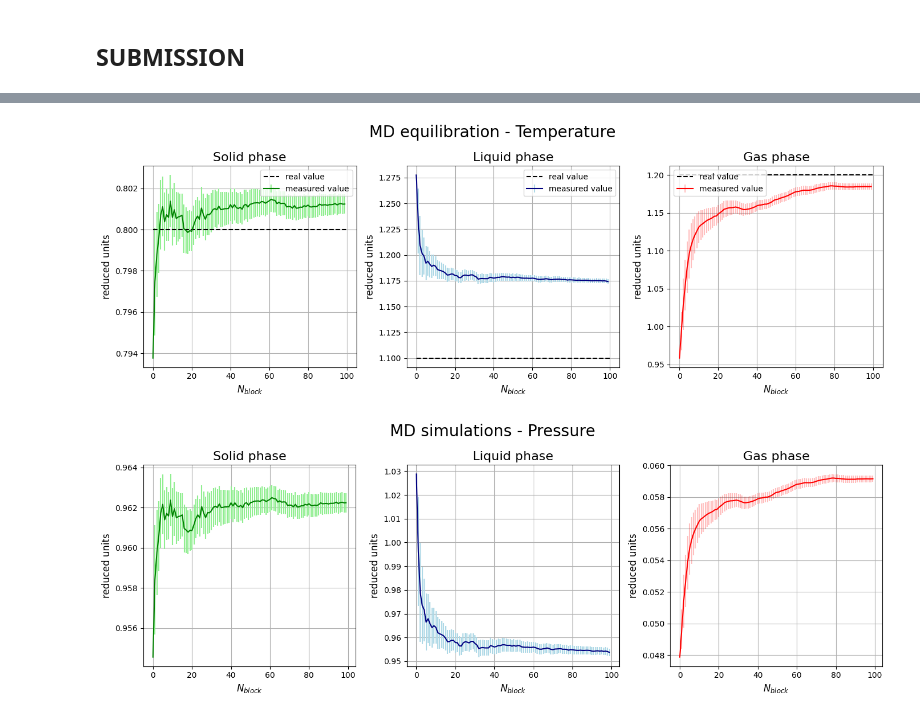
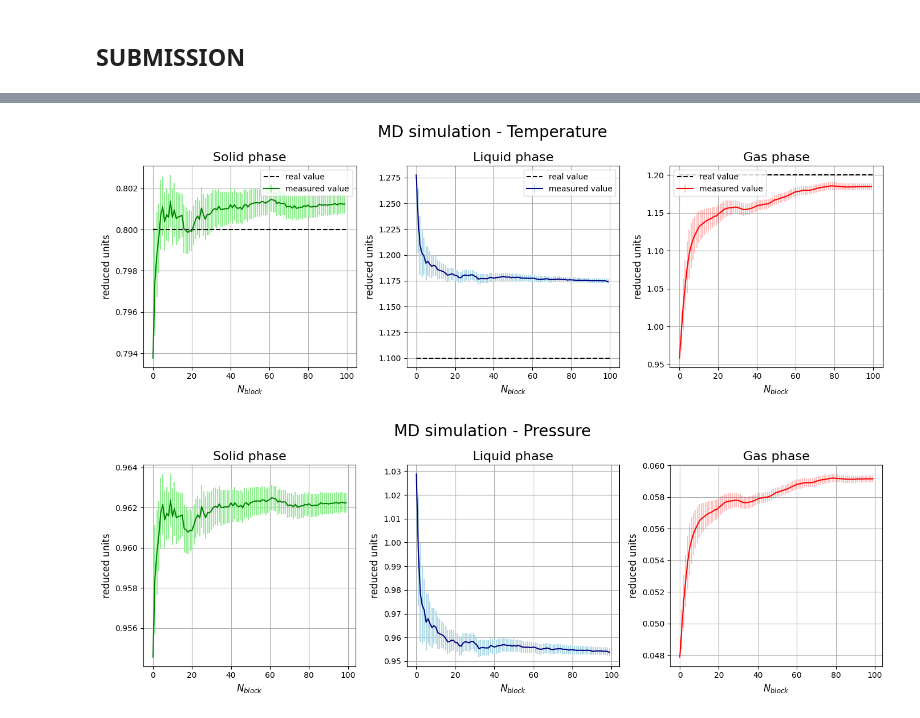
Before and after one commit to lazzerialberto/sim_numerica, a Jupyter notebook: lezione_4/LSN_Exercises_04.ipynb, the cells around one changed output, grey strips where cells are left out. Drawn from its saved outputs; the diff is of its cells as text; code cells hidden in the pictures.

```diff
--- a/lezione_4/LSN_Exercises_04.ipynb
+++ b/lezione_4/LSN_Exercises_04.ipynb
@@ -72,35 +118,35 @@ fig2=plt.figure(figsize=(14,5))
 ax4=fig2.add_subplot(1,3,1)
 ax4.errorbar(range(len(tfin_solid)),tfin_solid,yerr=terr_solid,c='green',ecolor='lightgreen',label='measured value')
 ax4.hlines(0.8,xmin=0,xmax=100,linestyles="--",color="black",label="real value")
 ax4.set_ylabel(r"reduced units", fontsize=12)
 ax4.set_xlabel(r"$N_{block}$",fontsize=12)
 ax4.grid(True)
 ax4.legend()
 ax4.set_title(r"Solid phase",fontsize=16)
 
 ax5=fig2.add_subplot(1,3,2)
 ax5.errorbar(range(len(tfin_liquid)),tfin_liquid,yerr=terr_liquid,c='navy',ecolor='lightblue',label='measured value')
 ax5.hlines(1.1,xmin=0,xmax=100,linestyles="--",color="black",label="real value")
 ax5.set_ylabel(r"reduced units", fontsize=12)
 ax5.set_xlabel(r"$N_{block}$",fontsize=12)
 ax5.grid(True)
 ax5.legend()
 ax5.set_title(r"Liquid phase",fontsize=16)
 
 ax6=fig2.add_subplot(1,3,3)
 ax6.errorbar(range(len(tfin_gas)),tfin_gas,yerr=terr_gas,c='red',ecolor=(1.0, 0.0, 0.0, 0.25),label='measured value')
 ax6.hlines(1.2,xmin=0,xmax=100,linestyles="--",color="black",label="real value")
 ax6.set_ylabel(r"reduced units", fontsize=12)
 ax6.set_xlabel(r"$N_{block}$",fontsize=12)
 ax6.grid(True)
 ax6.legend()
 ax6.set_title(r"Gas phase",fontsize=16)
 
-plt.suptitle(r"MD equilibration - Temperature",fontsize=20)
+plt.suptitle(r"MD simulation - Temperature",fontsize=20)
 plt.tight_layout()
 plt.show()
 # %% [output]
-[figure, old version]
+[figure, new version]
 # %%
 fig=plt.figure(figsize=(14,5))
 
```
Also changed, not shown: parts of 3 cells of this notebook.
